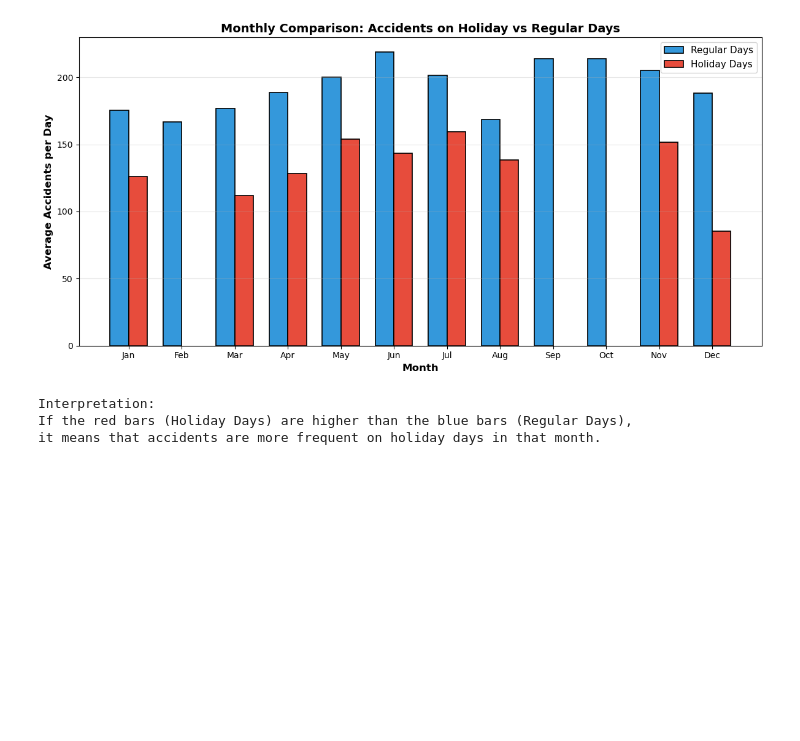
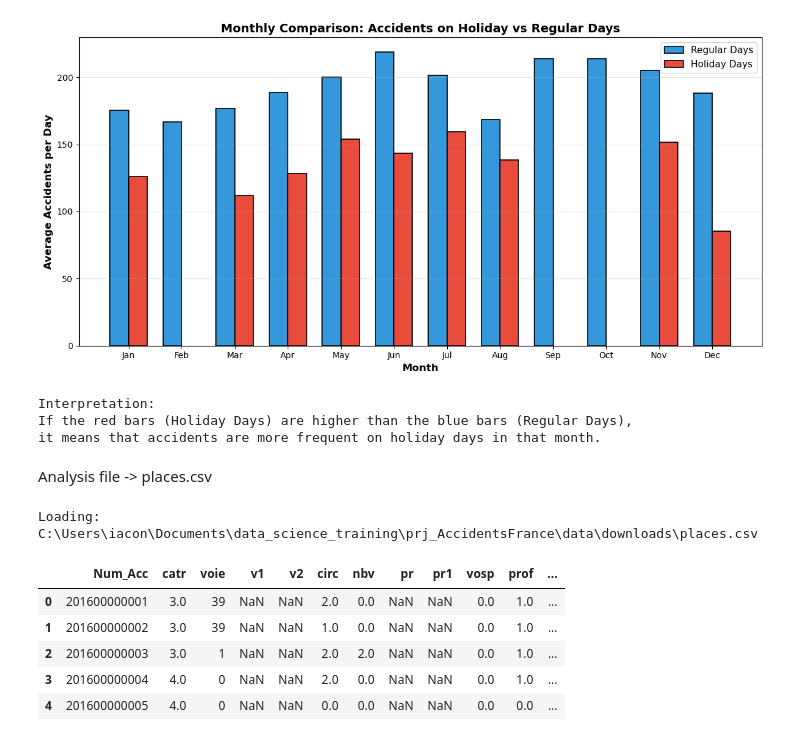
Before and after one commit to riacono91/prj_AccidentsFrance, a Jupyter notebook: notebooks/01_exploration_base.ipynb, the cells around one changed output. Drawn from its saved outputs; the diff is of its cells as text; code cells hidden in the pictures; blank space fills up the shorter version.

```diff
--- a/notebooks/01_exploration_base.ipynb
+++ b/notebooks/01_exploration_base.ipynb
@@ -517,3 +517,27 @@ mois
 Interpretation:
 If the red bars (Holiday Days) are higher than the blue bars (Regular Days),
 it means that accidents are more frequent on holiday days in that month.
+# %% [markdown]
+Analysis file ->  places.csv
+# %%
+file_name = "places.csv"  # specify the file to load
+
+file_path = DATA_DIR / file_name
+print("Loading:", file_path)
+
+df = pd.read_csv(
+    file_path,
+    sep=",",          # comma separator
+    encoding="latin1",  # handle accented chars like è, é, etc.
+    engine="python"     # more flexible parser
+)
+
+df.head()
+# %% [output]
+Loading: C:\Users\iacon\Documents\data_science_training\prj_AccidentsFrance\data\downloads\places.csv
+|  | Num_Acc | catr | voie | v1 | v2 | circ | nbv | pr | pr1 | vosp | prof | ... |
+| 0 | 201600000001 | 3.0 | 39 | NaN | NaN | 2.0 | 0.0 | NaN | NaN | 0.0 | 1.0 | ... |
+| 1 | 201600000002 | 3.0 | 39 | NaN | NaN | 1.0 | 0.0 | NaN | NaN | 0.0 | 1.0 | ... |
+| 2 | 201600000003 | 3.0 | 1 | NaN | NaN | 2.0 | 2.0 | NaN | NaN | 0.0 | 1.0 | ... |
+| 3 | 201600000004 | 4.0 | 0 | NaN | NaN | 2.0 | 0.0 | NaN | NaN | 0.0 | 1.0 | ... |
+| 4 | 201600000005 | 4.0 | 0 | NaN | NaN | 0.0 | 0.0 | NaN | NaN | 0.0 | 0.0 | ... |
```
Also changed, not shown: parts of 2 cells of this notebook.
